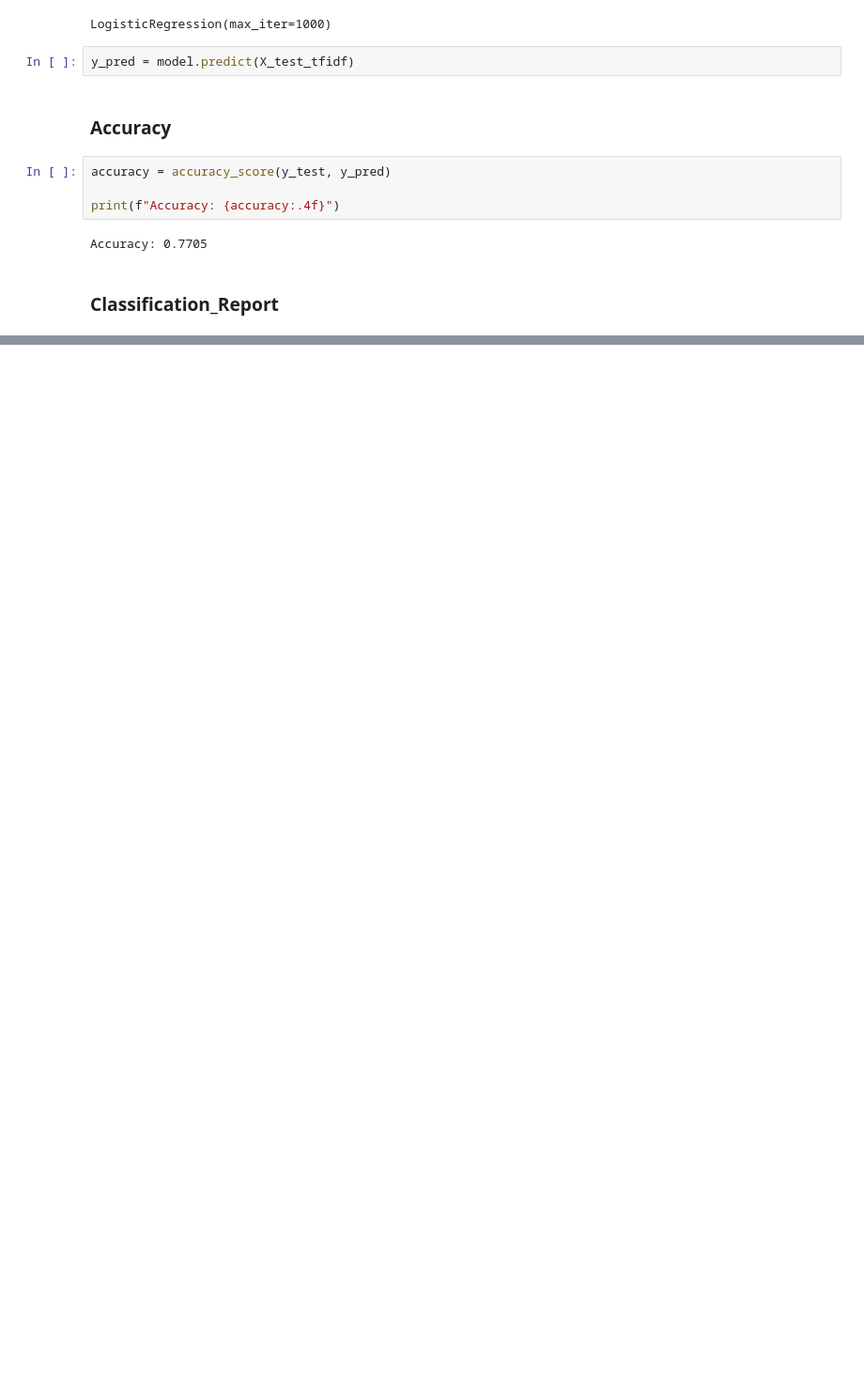
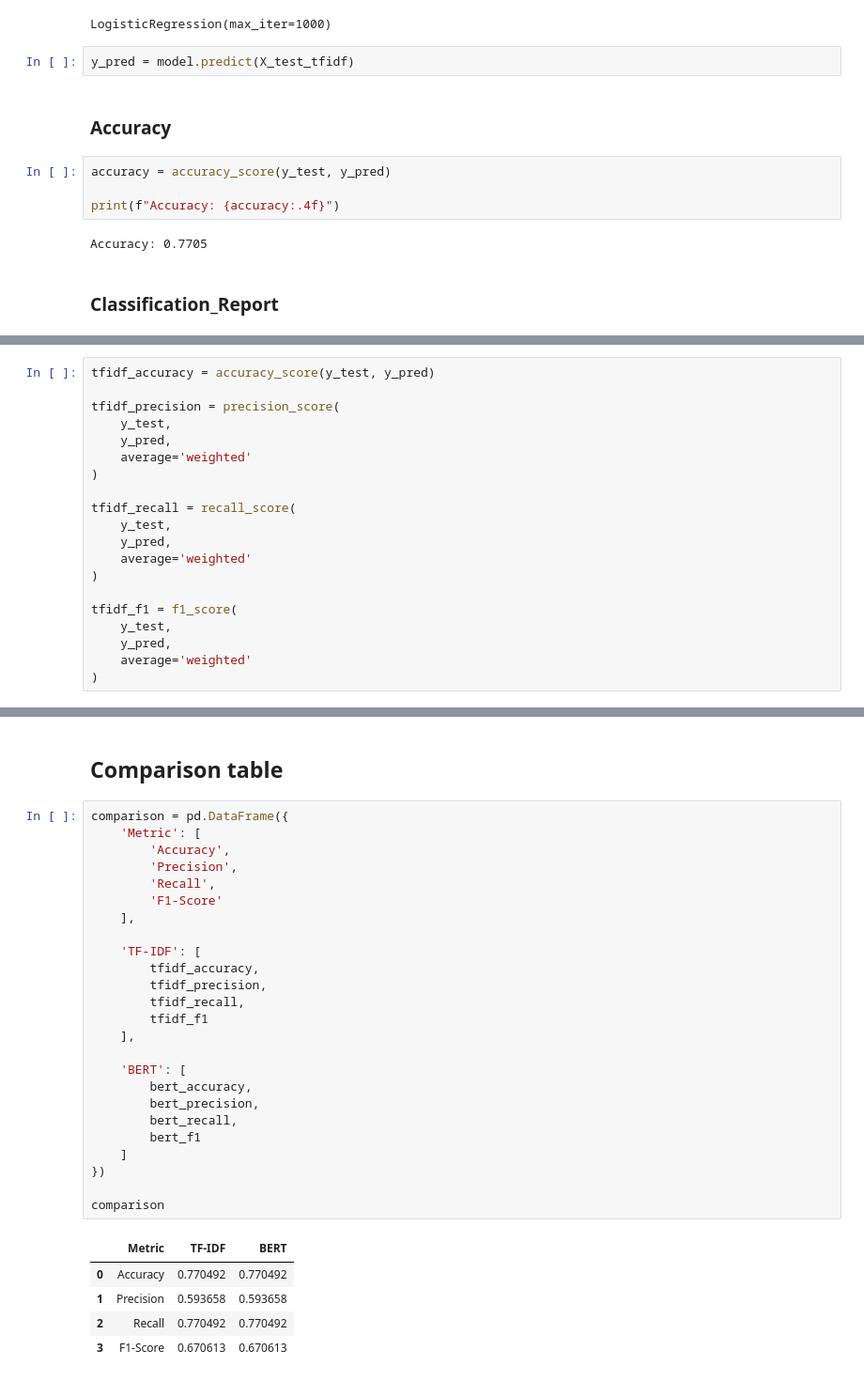
Before and after one commit to DhaneeraDulvanya/NLP-mini-project, a Jupyter notebook: Popular Movie/models.ipynb, the cells around one changed output, grey strips where cells are left out. Shown at 94% size. Drawn from its saved outputs; the diff is of its cells as text; blank space fills up the shorter version.

```diff
--- a/Popular Movie/models.ipynb
+++ b/Popular Movie/models.ipynb
@@ -84,0 +323,20 @@ weighted avg       0.59      0.77      0.67        61
+# %%
+tfidf_accuracy = accuracy_score(y_test, y_pred)
+
+tfidf_precision = precision_score(
+    y_test,
+    y_pred,
+    average='weighted'
+)
+
+tfidf_recall = recall_score(
+    y_test,
+    y_pred,
+    average='weighted'
+)
+
+tfidf_f1 = f1_score(
+    y_test,
+    y_pred,
+    average='weighted'
+)
@@ -84,0 +368,33 @@ weighted avg       0.59      0.77      0.67        61
+# %% [markdown]
+## Comparison table
+# %%
+comparison = pd.DataFrame({
+    'Metric': [
+        'Accuracy',
+        'Precision',
+        'Recall',
+        'F1-Score'
+    ],
+
+    'TF-IDF': [
+        tfidf_accuracy,
+        tfidf_precision,
+        tfidf_recall,
+        tfidf_f1
+    ],
+
+    'BERT': [
+        bert_accuracy,
+        bert_precision,
+        bert_recall,
+        bert_f1
+    ]
+})
+
+comparison
+# %% [output]
+|  | Metric | TF-IDF | BERT |
+| 0 | Accuracy | 0.770492 | 0.770492 |
+| 1 | Precision | 0.593658 | 0.593658 |
+| 2 | Recall | 0.770492 | 0.770492 |
+| 3 | F1-Score | 0.670613 | 0.670613 |
```
Also changed, not shown: parts of 32 cells of this notebook.
